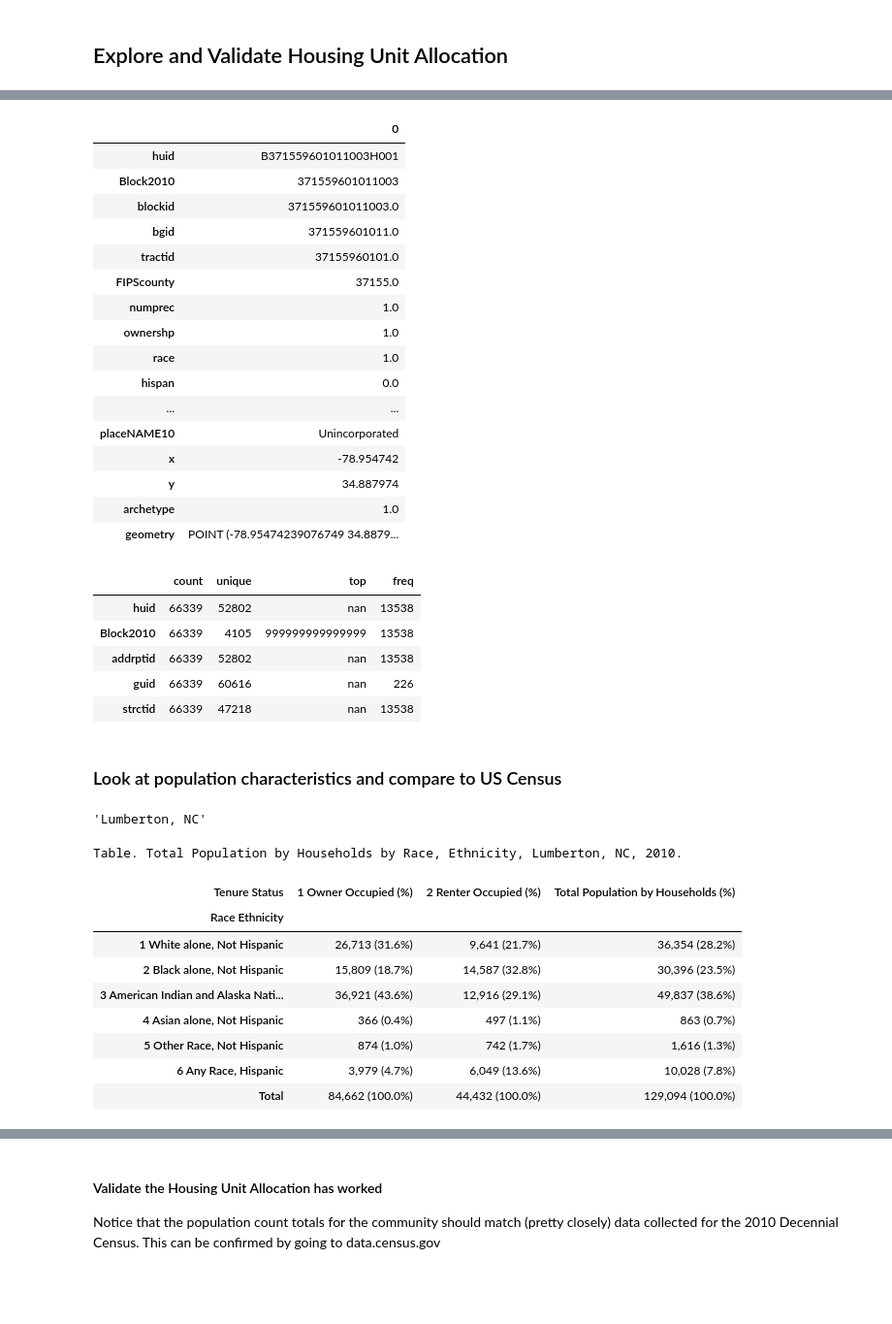
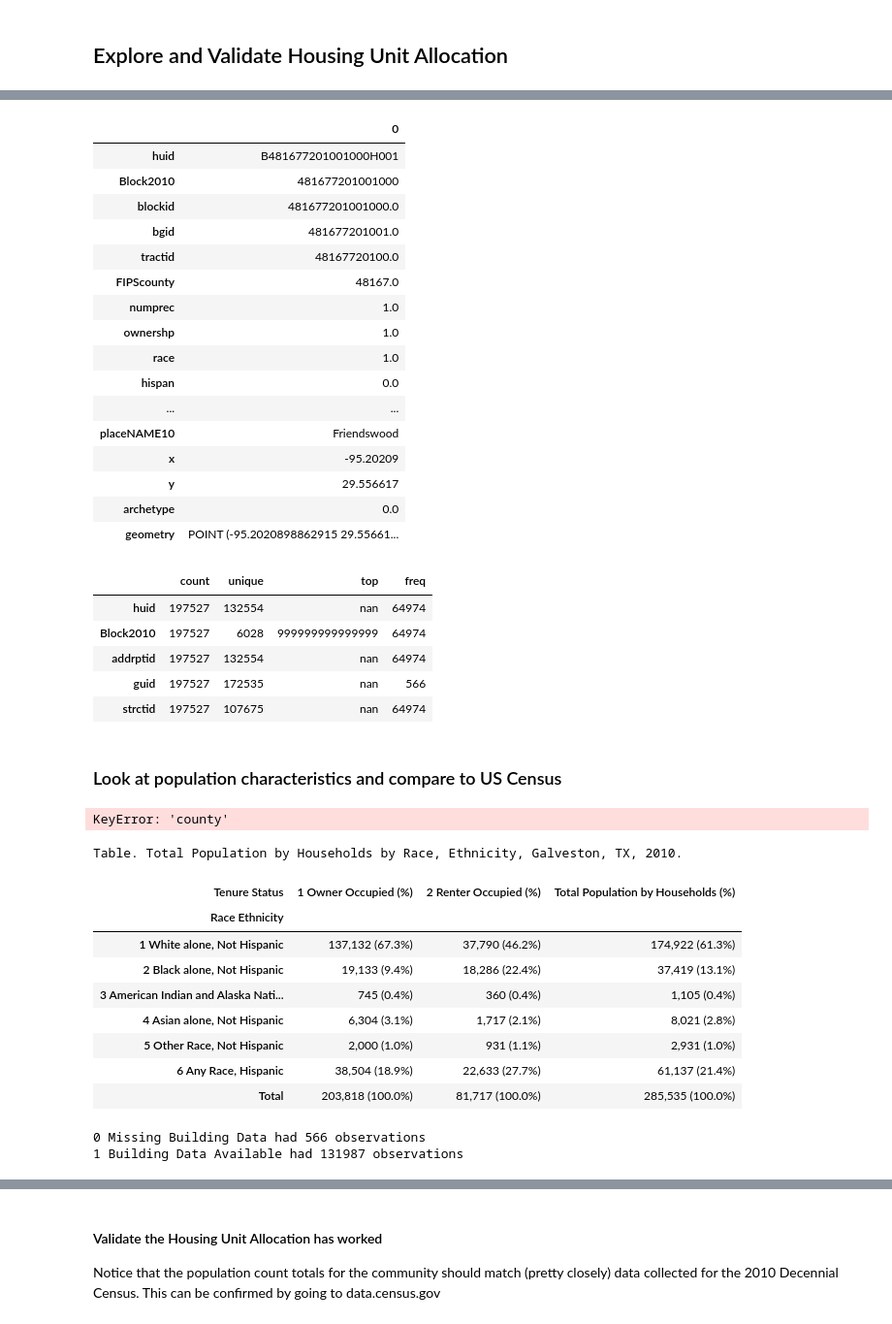
Before and after one commit to npr99/intersect-community-data, a Jupyter notebook: ncoda_07cv5_run_HUA_workflow.ipynb, the cells around one changed output, grey strips where cells are left out. Shown at 97% size. Drawn from its saved outputs; the diff is of its cells as text; code cells hidden in the pictures; blank space fills up the shorter version.

```diff
--- a/ncoda_07cv5_run_HUA_workflow.ipynb
+++ b/ncoda_07cv5_run_HUA_workflow.ipynb
@@ -152,6 +144,7 @@ HAZUS_residential_archetypes = {
 
 communities = {'Lumberton_NC' : {
                     'community_name' : 'Lumberton, NC',
+                    'focalplace_name' : 'Lumberton',
                     'STATE' : 'NORTH_CAROLINA',
                     'years' : ['2010'],
                     'counties' : {
@@ -162,9 +155,11 @@ communities = {'Lumberton_NC' : {
                         'archetype_var' : 'archetype',
                         'residential_archetypes' : Nofal_residential_archetypesv2,
                         'building_area_var' : 'sq_foot'}
-                                },
-                'Galveston_TX' : {
+                                }
+                }
+communities = {'Galveston_TX' : {
                     'community_name' : 'Galveston, TX',
+                    'focalplace_name' : 'Galveston',
                     'STATE' : 'TEXAS',
                     'years' : ['2010'],
                     'counties' : {
@@ -399,32 +397,32 @@ hua_gdf.head()
 hua_gdf.head(1).T
 # %% [output]
 |  | 0 |
-| huid | B371559601011003H001 |
-| Block2010 | 371559601011003 |
-| blockid | 371559601011003.0 |
-| bgid | 371559601011.0 |
-| tractid | 37155960101.0 |
-| FIPScounty | 37155.0 |
+| huid | B481677201001000H001 |
+| Block2010 | 481677201001000 |
+| blockid | 481677201001000.0 |
+| bgid | 481677201001.0 |
+| tractid | 48167720100.0 |
+| FIPScounty | 48167.0 |
 | numprec | 1.0 |
 | ownershp | 1.0 |
 | race | 1.0 |
 | hispan | 0.0 |
 | ... | ... |
-| placeNAME10 | Unincorporated |
-| x | -78.954742 |
-| y | 34.887974 |
-| archetype | 1.0 |
-| geometry | POINT (-78.95474239076749 34.8879... |
+| placeNAME10 | Friendswood |
+| x | -95.20209 |
+| y | 29.556617 |
+| archetype | 0.0 |
+| geometry | POINT (-95.2020898862915 29.55661... |
 # %%
 # describe the housing unit allocation primary keys and foreign keys
 hua_gdf[['huid','Block2010','addrptid','guid','strctid']].astype(str).describe().T
 # %% [output]
 |  | count | unique | top | freq |
-| huid | 66339 | 52802 | nan | 13538 |
-| Block2010 | 66339 | 4105 | 999999999999999 | 13538 |
-| addrptid | 66339 | 52802 | nan | 13538 |
-| guid | 66339 | 60616 | nan | 226 |
-| strctid | 66339 | 47218 | nan | 13538 |
+| huid | 197527 | 132554 | nan | 64974 |
+| Block2010 | 197527 | 6028 | 999999999999999 | 64974 |
+| addrptid | 197527 | 132554 | nan | 64974 |
+| guid | 197527 | 172535 | nan | 566 |
+| strctid | 197527 | 107675 | nan | 64974 |
 # %% [markdown]
 ### Look at population characteristics and compare to US Census
 # %%
@@ -437,28 +436,28 @@ from pyncoda.ncoda_04c_poptableresults import *
 # %%
-where = communities[community]['community_name']
+where = communities[community]['county']['name']
 where
 # %% [output]
-'Lumberton, NC'
+KeyError: 'county'
 # %%
 PopResultsTable.pop_results_table(
-                  input_df = housing_unit_inv_df,
+                  input_df = hua_hui_gdf,
                   who = "Total Population by Households",
                   what = "by Race, Ethnicity",
                   where = where,
                   when = "2010",
                   row_index = "Race Ethnicity",
                   col_index = 'Tenure Status')
 # %% [output]
-Table. Total Population by Households by Race, Ethnicity, Lumberton, NC, 2010.
+Table. Total Population by Households by Race, Ethnicity, Galveston, TX, 2010.
 | Tenure Status | 1 Owner Occupied (%) | 2 Renter Occupied (%) | Total Population by Households (%) |
 | Race Ethnicity |  |  |  |
-| 1 White alone, Not Hispanic | 26,713 (31.6%) | 9,641 (21.7%) | 36,354 (28.2%) |
-| 2 Black alone, Not Hispanic | 15,809 (18.7%) | 14,587 (32.8%) | 30,396 (23.5%) |
-| 3 American Indian and Alaska Nati... | 36,921 (43.6%) | 12,916 (29.1%) | 49,837 (38.6%) |
-| 4 Asian alone, Not Hispanic | 366 (0.4%) | 497 (1.1%) | 863 (0.7%) |
-| 5 Other Race, Not Hispanic | 874 (1.0%) | 742 (1.7%) | 1,616 (1.3%) |
-| 6 Any Race, Hispanic | 3,979 (4.7%) | 6,049 (13.6%) | 10,028 (7.8%) |
-| Total | 84,662 (100.0%) | 44,432 (100.0%) | 129,094 (100.0%) |
+| 1 White alone, Not Hispanic | 137,132 (67.3%) | 37,790 (46.2%) | 174,922 (61.3%) |
+| 2 Black alone, Not Hispanic | 19,133 (9.4%) | 18,286 (22.4%) | 37,419 (13.1%) |
+| 3 American Indian and Alaska Nati... | 745 (0.4%) | 360 (0.4%) | 1,105 (0.4%) |
+| 4 Asian alone, Not Hispanic | 6,304 (3.1%) | 1,717 (2.1%) | 8,021 (2.8%) |
+| 5 Other Race, Not Hispanic | 2,000 (1.0%) | 931 (1.1%) | 2,931 (1.0%) |
+| 6 Any Race, Hispanic | 38,504 (18.9%) | 22,633 (27.7%) | 61,137 (21.4%) |
+| Total | 203,818 (100.0%) | 81,717 (100.0%) | 285,535 (100.0%) |
 # %%
 # add category for missing building id
 buildingdata_conditions = {'cat_var' : {'variable_label' : 'Building Data Availability',
@@ -467,4 +466,7 @@ buildingdata_conditions = {'cat_var' : {'variable_label' : 'Building Data Availa
                 1 : {'condition': "(df['guid'] == 'missing building id')", 'value_label': "0 Missing Building Data"},
                 2 : {'condition': "(df['guid'] != 'missing building id')", 'value_label': "1 Building Data Available"}}
             }
-hua_hui_df = PopResultsTable.add_label_cat_conditions_df(hua_hui_df, conditions = buildingdata_conditions)
+hua_hui_gdf = add_label_cat_conditions_df(hua_hui_gdf, conditions = buildingdata_conditions)
+# %% [output]
+0 Missing Building Data had 566 observations
+1 Building Data Available had 131987 observations
```
Also changed, not shown: parts of 18 cells of this notebook, 2 other files.
